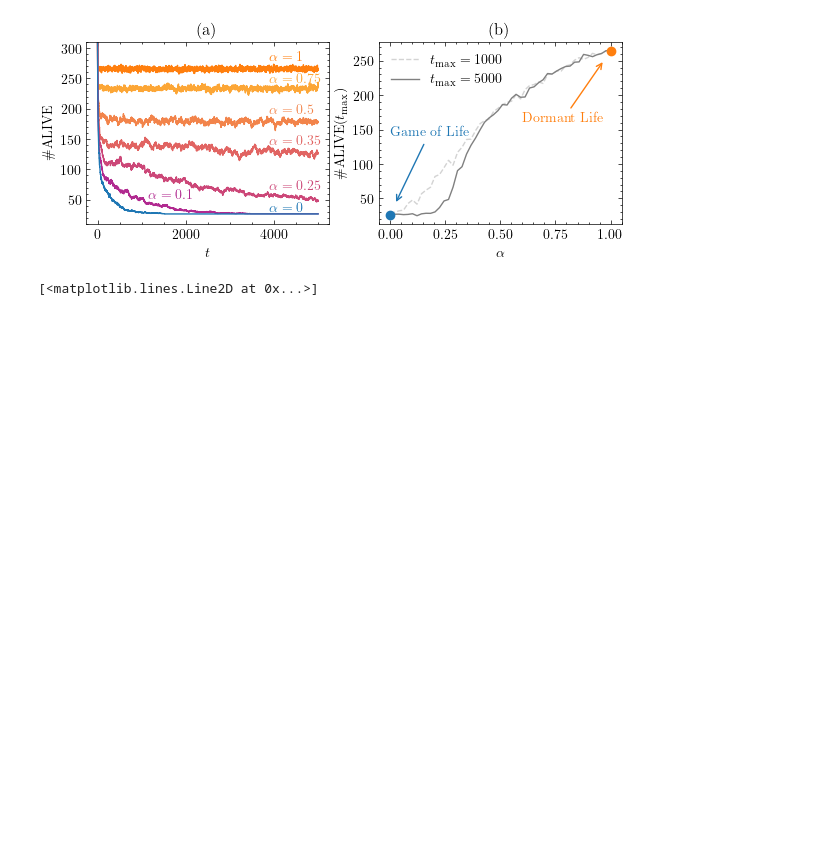
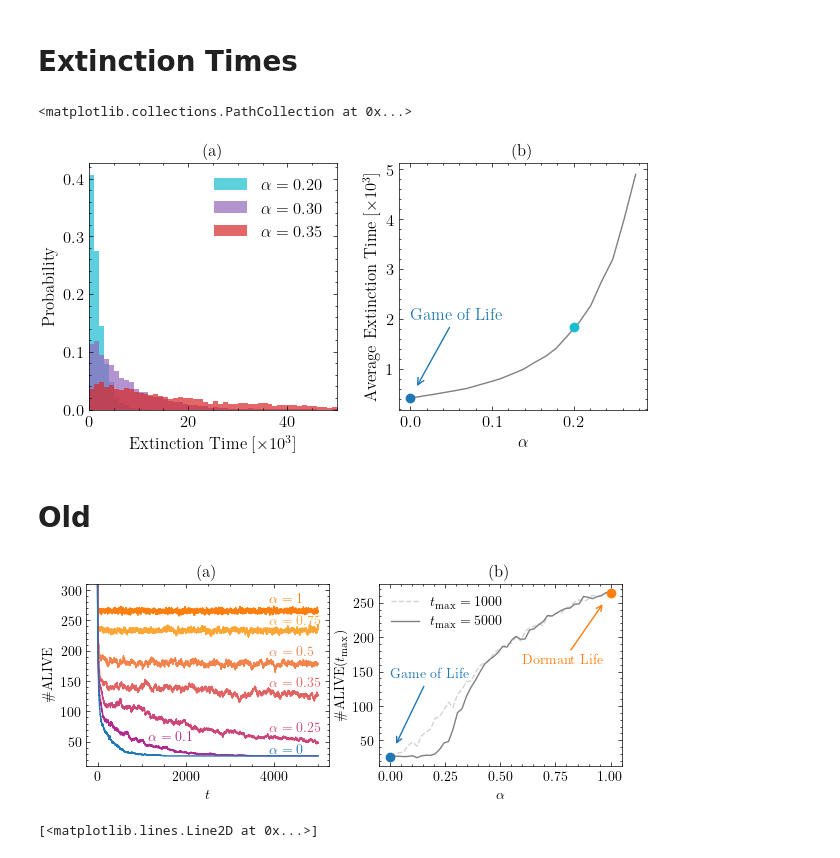
Before and after one commit to ISCOTTYI/dormant-life, a Jupyter notebook: plots.ipynb, the cells around one changed output. Drawn from its saved outputs; the diff is of its cells as text; code cells hidden in the pictures; blank space fills up the shorter version.

Commit message:
Improved plot notebook

```diff
--- a/plots.ipynb
+++ b/plots.ipynb
@@ -5,3 +5,5 @@ import matplotlib.pyplot as plt
 import matplotlib as mpl
 plt.style.use("./paper.mplstyle")
 from gol import DormantLife
+# %% [markdown]
+# Extinction Times
@@ -8,3 +30,39 @@ from gol import DormantLife
+# %%
+fig, (axl, axr) = plt.subplots(1, 2, figsize=(7.2, 3.2))
+axl.set(xlabel=r"Extinction Time $\left[\times 10^3\right]$",
+        ylabel="Probability",
+        xlim=(0, 50),
+        title="(a)")
+bin_params = (bin_min, bin_max, bin_number) = (0, 100_000, 100)
+alphas = [0.2, 0.3, 0.35]
+color_cycle = ["tab:cyan", "tab:purple", "tab:red"]
+for alpha, c in zip(alphas, color_cycle):
+    data = load_extinction_time_data(alpha)
+    bins, probs = gen_normalized_histogram(data, *bin_params)
+    shrinked_bins = bins / 1000
+    axl.bar(shrinked_bins, probs, width=shrinked_bins[1]-shrinked_bins[0],
+            align="edge", alpha=.7, label=r"$\alpha = %.2f$"%alpha, color=c)
+axl.legend()
+
+axr.set(xlabel=r"$\alpha$",
+        ylabel=r"Average Extinction Time $\left[\times 10^3\right]$",
+        title="(b)")
+alphas = np.loadtxt("./data/dormant-life/extinction-time/alpha-range.dat")
+extinction_times = np.array([np.mean(load_extinction_time_data(alpha)) for alpha in alphas[:21]])/1000
+axr.plot(alphas[:21], extinction_times, color="gray")
+# Draw marker for Game of Life
+axr.annotate("Game of Life", (0, extinction_times[0]), xytext=(0., 2),
+            arrowprops={"arrowstyle":"->", "relpos":(0.5, 0.5),
+                        "color":"tab:blue", "shrinkB":10},
+            c="tab:blue")
+axr.scatter(x=0, y=extinction_times[0], c="tab:blue", zorder=10)
+# Mark alphas from axl
+axr.scatter(x=0.2, y=extinction_times[15]-0.1, c="tab:cyan", zorder=10)
+# %% [output]
+<matplotlib.collections.PathCollection at 0x...>
+[figure, added]
+# %% [markdown]
+# Old
 # %%
 def DL_alive_cells(grid_size: int, runs: int, t_max: int,
                    alpha: float, base_seed: int = None) -> np.array:
```
Also changed, not shown: parts of 4 cells of this notebook.
